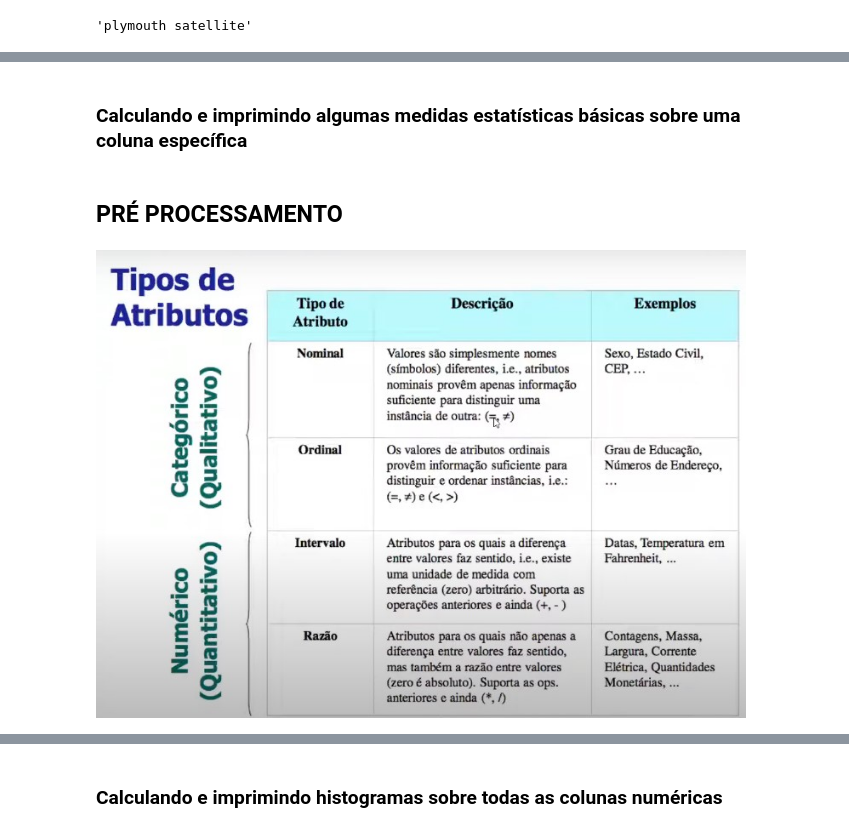
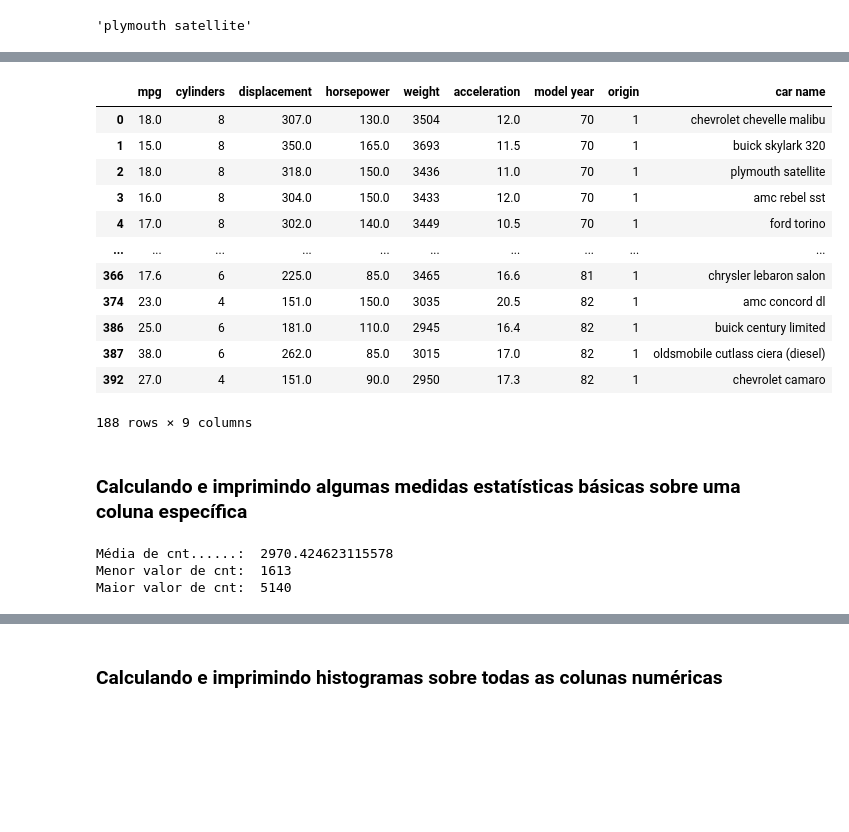
Before and after one commit to Pinalli/SGBD, a Jupyter notebook: T1_SGBD.ipynb, the cells around one changed output, grey strips where cells are left out. Cells and saved outputs as stored; diff of their text form; code cells hidden in the pictures; blank space fills up the shorter version.

```diff
--- a/T1_SGBD.ipynb
+++ b/T1_SGBD.ipynb
@@ -87,13 +113,26 @@ df['car name'][10]
+# %%
+df[df['weight'] > 2890 ] # select * from df where weightt=1349
+# %% [output]
+|  | mpg | cylinders | displacement | horsepower | weight | acceleration | model year | origin | car name |
+| 0 | 18.0 | 8 | 307.0 | 130.0 | 3504 | 12.0 | 70 | 1 | chevrolet chevelle malibu |
+| 1 | 15.0 | 8 | 350.0 | 165.0 | 3693 | 11.5 | 70 | 1 | buick skylark 320 |
+| 2 | 18.0 | 8 | 318.0 | 150.0 | 3436 | 11.0 | 70 | 1 | plymouth satellite |
+| 3 | 16.0 | 8 | 304.0 | 150.0 | 3433 | 12.0 | 70 | 1 | amc rebel sst |
+| 4 | 17.0 | 8 | 302.0 | 140.0 | 3449 | 10.5 | 70 | 1 | ford torino |
+| ... | ... | ... | ... | ... | ... | ... | ... | ... | ... |
+| 366 | 17.6 | 6 | 225.0 | 85.0 | 3465 | 16.6 | 81 | 1 | chrysler lebaron salon |
+| 374 | 23.0 | 4 | 151.0 | 150.0 | 3035 | 20.5 | 82 | 1 | amc concord dl |
+| 386 | 25.0 | 6 | 181.0 | 110.0 | 2945 | 16.4 | 82 | 1 | buick century limited |
+| 387 | 38.0 | 6 | 262.0 | 85.0 | 3015 | 17.0 | 82 | 1 | oldsmobile cutlass ciera (diesel) |
+| 392 | 27.0 | 4 | 151.0 | 90.0 | 2950 | 17.3 | 82 | 1 | chevrolet camaro |
+188 rows × 9 columns
 # %% [markdown]
 <h3>Calculando e imprimindo algumas medidas estatísticas básicas sobre uma coluna específica</h3>
 # %%
-print('Média de weight......: ',df['weight'].mean())
-print('Menor valor de weight: ', df['weight'].min())
-print('Maior valor de weight: ', df['weight'].max())
+print('Média de cnt......: ',df['weight'].mean())
+print('Menor valor de cnt: ', df['weight'].min())
+print('Maior valor de cnt: ', df['weight'].max())
+# %% [output]
+Média de cnt......:  2970.424623115578
+Menor valor de cnt:  1613
+Maior valor de cnt:  5140
-# %% [markdown]
-## PRÉ PROCESSAMENTO
-# %%
-from IPython.display import Image
-Image(filename="C:/Users/Alberto Pinalli/Documents/GitHub/SGBD/Tipos.png",  width = 650, height = 650)
-# %% [output]
-[figure, removed]
```
Also changed, not shown: parts of 67 cells of this notebook, 14 other files.
